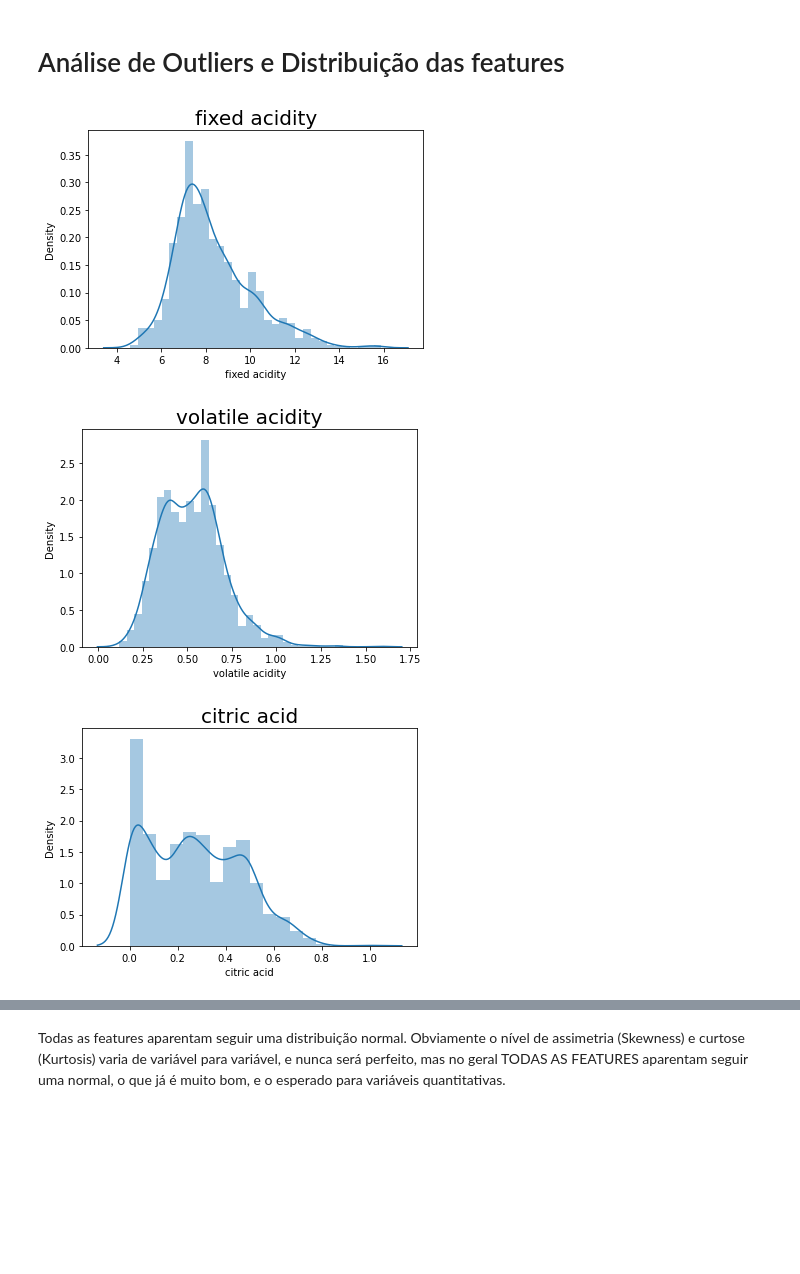
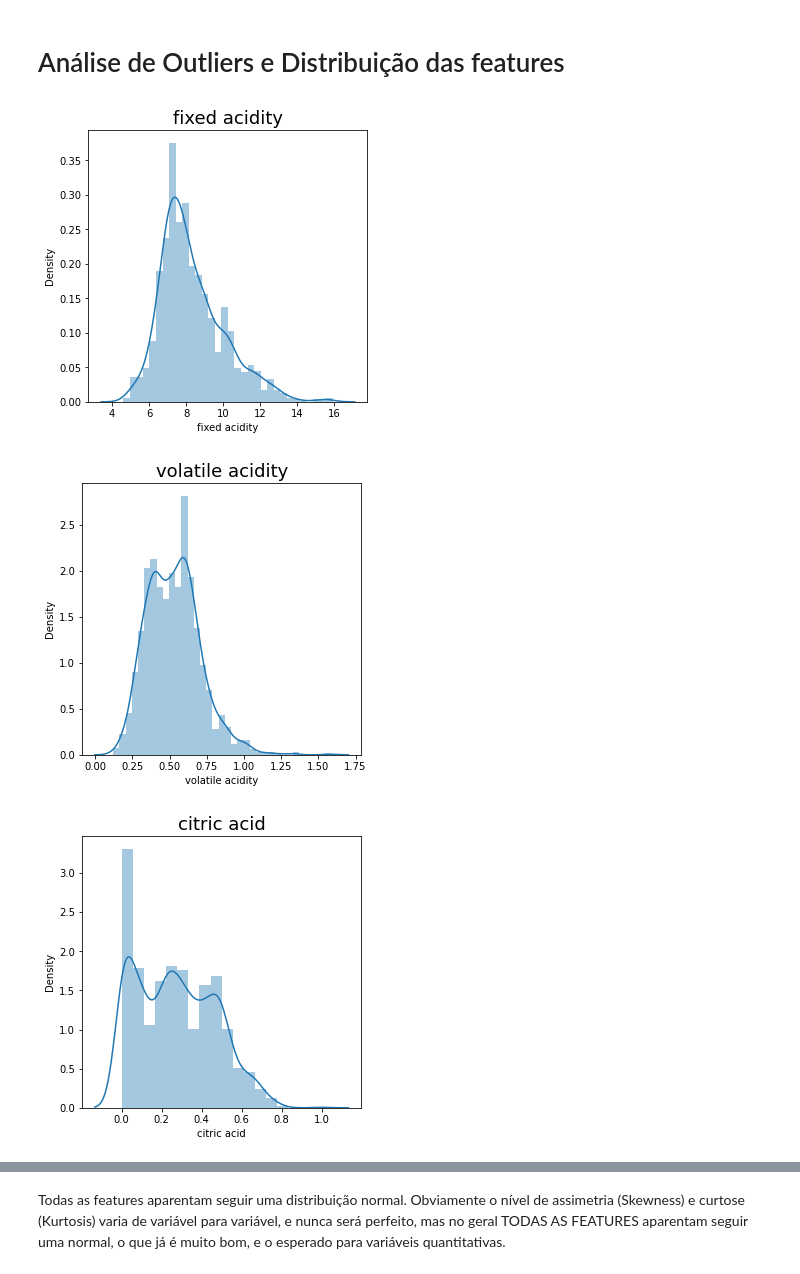
Before and after one commit to Ysgramor500/DataScienceInsper, a Jupyter notebook: DataScienceInsper - PI (Wine Kaggle).ipynb, the cells around one changed output, grey strips where cells are left out. Saved outputs shown, nothing was run; the diff lists cells and outputs as text; code cells hidden in the pictures; blank space fills up the shorter version.

```diff
--- a/DataScienceInsper - PI (Wine Kaggle).ipynb
+++ b/DataScienceInsper - PI (Wine Kaggle).ipynb
@@ -33,11 +38,11 @@ ProfileReport(df,minimal=True)
 # Análise de Outliers e Distribuição das features
 # %%
 for i in df.drop(columns='quality').columns:
-    plt.figure()
-    plt.title(i,fontsize =20)
+    plt.figure(figsize=(5,5))
+    plt.title(i,fontsize =18)
     sns.distplot(df[i])
     plt.show()
 # %% [output]
-[figure, old version]
+[figure, new version]
-[figure, old version]
+[figure, new version]
-[figure, old version]
+[figure, new version]
```
Also changed, not shown: parts of 31 cells of this notebook.
